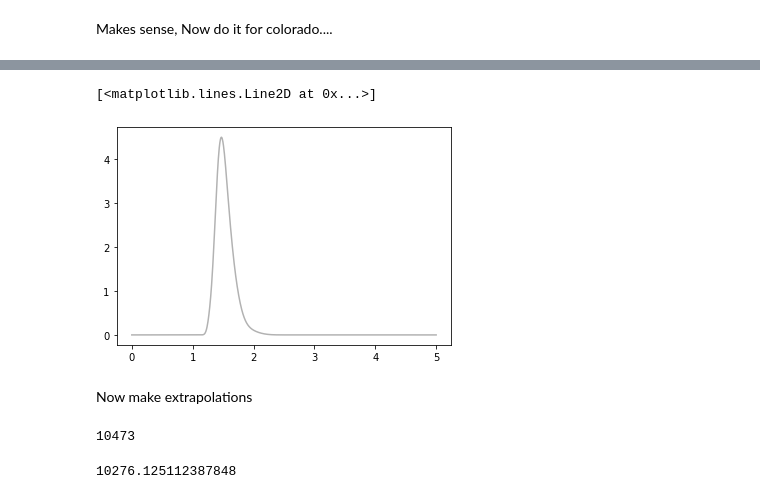
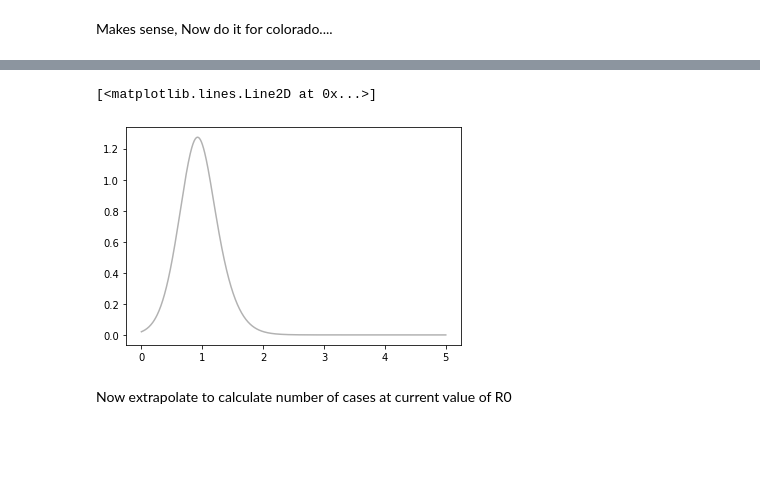
Before and after one commit to neerajkulk/corona, a Jupyter notebook: realtime_r0.ipynb, the cells around one changed output, grey strips where cells are left out. Drawn from its saved outputs; the diff is of its cells as text; code cells hidden in the pictures; blank space fills up the shorter version.

Commit message:
added colorado extrapolations

```diff
--- a/realtime_r0.ipynb
+++ b/realtime_r0.ipynb
@@ -8,20 +9,23 @@ import pandas as pd
 us_confirmed = pd.read_csv('/Users/kulkarniad/corona/COVID-19/csse_covid_19_data/csse_covid_19_time_series/time_series_covid19_confirmed_US.csv')
 us_deaths = pd.read_csv('/Users/kulkarniad/corona/COVID-19/csse_covid_19_data/csse_covid_19_time_series/time_series_covid19_deaths_US.csv')
 # %%
-def get_us_data(state):
+def get_us_data(state,window = 5):
     df = us_confirmed[us_confirmed['Province_State'] == state]
     confirmed = df.sum(axis=0)
-    confirmed = confirmed[11:]  # skip metadata
+    confirmed = confirmed[11:].diff()  # skip metadata
     confirmed = pd.DataFrame(confirmed,columns=['confirmed'])
 
     df = us_deaths[us_deaths['Province_State'] == state]
     deaths = df.sum(axis=0)
-    deaths = deaths[12:]  # skip metadata
+    deaths = deaths[12:].diff()  # skip metadata
     deaths = pd.DataFrame(deaths,columns=['deaths'])
 
     df = pd.concat([confirmed,deaths], axis=1)
 
+
     df = df[(df.T != 0).any()] # start at the first confirmed case
+    df = df.rolling(window=window).mean() # rolling mean window to smoothen out data
+    df = df[window:].round()
     return df
 # %%
 colorado = get_us_data('Colorado')
@@ -36,3 +45,8 @@ plt.show()
+# %%
+def draw_gamma():
+    s, loc, scale = 0.25,0,7
+    gamma = stats.lognorm.rvs(s,loc,scale)
+    return 1/gamma
 # %%
 r0_grid = np.linspace(0,5,num=1000)
 # %%
@@ -42,9 +56,9 @@ def newcases(yesterday_cases,gamma,R):
     out *= np.e**(gamma*(R-1))
     return out
 # %%
-def r0_lhood(r0,gamma,yest_nc,today_nc):
+def r0_lhood(r0,gamma,yest_nc,today_nc,tol = 1e-6):
     prediction = newcases(yest_nc,gamma,r0)
-    lhood = stats.poisson.logpmf(today_nc,prediction)
+    lhood = stats.poisson.logpmf(today_nc,prediction + tol)
     return lhood
 # %% [markdown]
 Makes sense, Now do it for colorado....
@@ -82,17 +140,18 @@ def bayes_update(confirmed_vals,gamma,sigma=0.3):
 # %%
+
 # Now take into effects for all gammas:
 current_posterior = np.zeros(len(r0_grid))
 current_likehood = np.zeros(len(r0_grid))
 
-for g in gamma:
+for _ in range(100):
+    g = draw_gamma()
     l,p = bayes_update(colorado.confirmed.values,g)
+
     # only keep latest estimate of likelihood and posterior
     current_posterior += l[-1]
     current_posterior += p[-1]
 # %%
-plt.plot(r0_grid,final_posterior,alpha = 0.3,color = 'black')
+plt.plot(r0_grid,current_posterior,alpha = 0.3,color = 'black')
 # %% [output]
 [<matplotlib.lines.Line2D at 0x...>]
-[figure, old version]
+[figure, new version]
-# %% [markdown]
-Now make extrapolations
@@ -105,8 +158,2 @@ def newcases(yesterday_cases,gamma,R):
-# %%
-colorado.values[-1,0]
-# %% [output]
-10473
-# %%
-newcases(colorado.values[-1,0],1/stats.lognorm.rvs(s,loc,scale),0.9)
-# %% [output]
-10276.125112387848
+# %% [markdown]
+Now extrapolate to calculate number of cases at current value of R0
```
Also changed, not shown: parts of 19 cells of this notebook.
